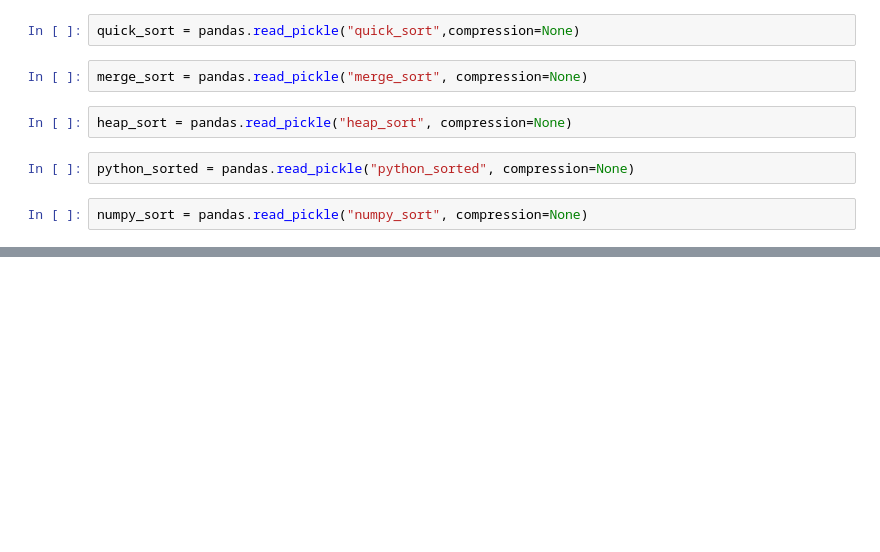
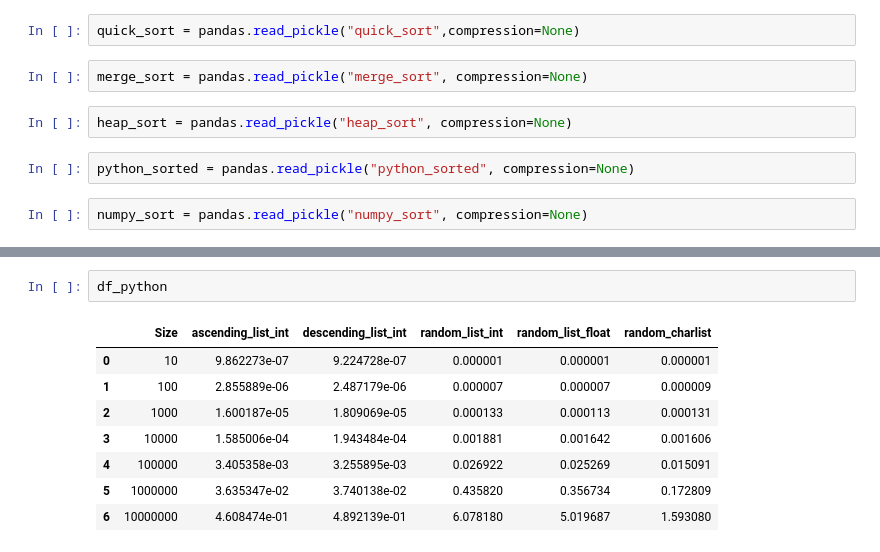
Before and after one commit to sababina/INF221, a Jupyter notebook: Semesteroppgave INF221/Benchmarking data/Plot.ipynb, the cells around one changed output, grey strips where cells are left out. Cells and saved outputs as stored; diff of their text form; blank space fills up the shorter version.

```diff
--- a/Semesteroppgave INF221/Benchmarking data/Plot.ipynb
+++ b/Semesteroppgave INF221/Benchmarking data/Plot.ipynb
@@ -157,0 +199,11 @@ fig.savefig('random_charlist_plot.pdf', bbox_inches='tight')
+# %%
+df_python
+# %% [output]
+|  | Size | ascending_list_int | descending_list_int | random_list_int | random_list_float | random_charlist |
+| 0 | 10 | 9.862273e-07 | 9.224728e-07 | 0.000001 | 0.000001 | 0.000001 |
+| 1 | 100 | 2.855889e-06 | 2.487179e-06 | 0.000007 | 0.000007 | 0.000009 |
+| 2 | 1000 | 1.600187e-05 | 1.809069e-05 | 0.000133 | 0.000113 | 0.000131 |
+| 3 | 10000 | 1.585006e-04 | 1.943484e-04 | 0.001881 | 0.001642 | 0.001606 |
+| 4 | 100000 | 3.405358e-03 | 3.255895e-03 | 0.026922 | 0.025269 | 0.015091 |
+| 5 | 1000000 | 3.635347e-02 | 3.740138e-02 | 0.435820 | 0.356734 | 0.172809 |
+| 6 | 10000000 | 4.608474e-01 | 4.892139e-01 | 6.078180 | 5.019687 | 1.593080 |
```
Also changed, not shown: parts of 12 cells of this notebook.
